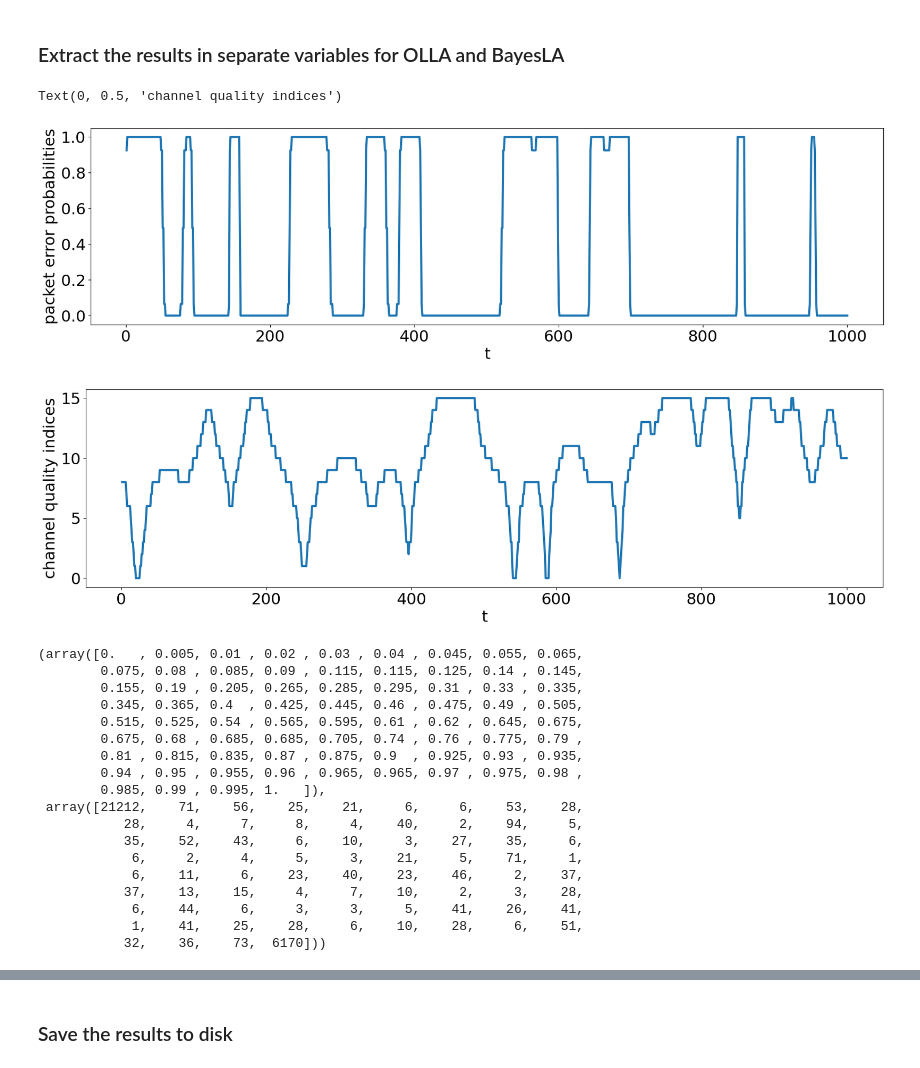
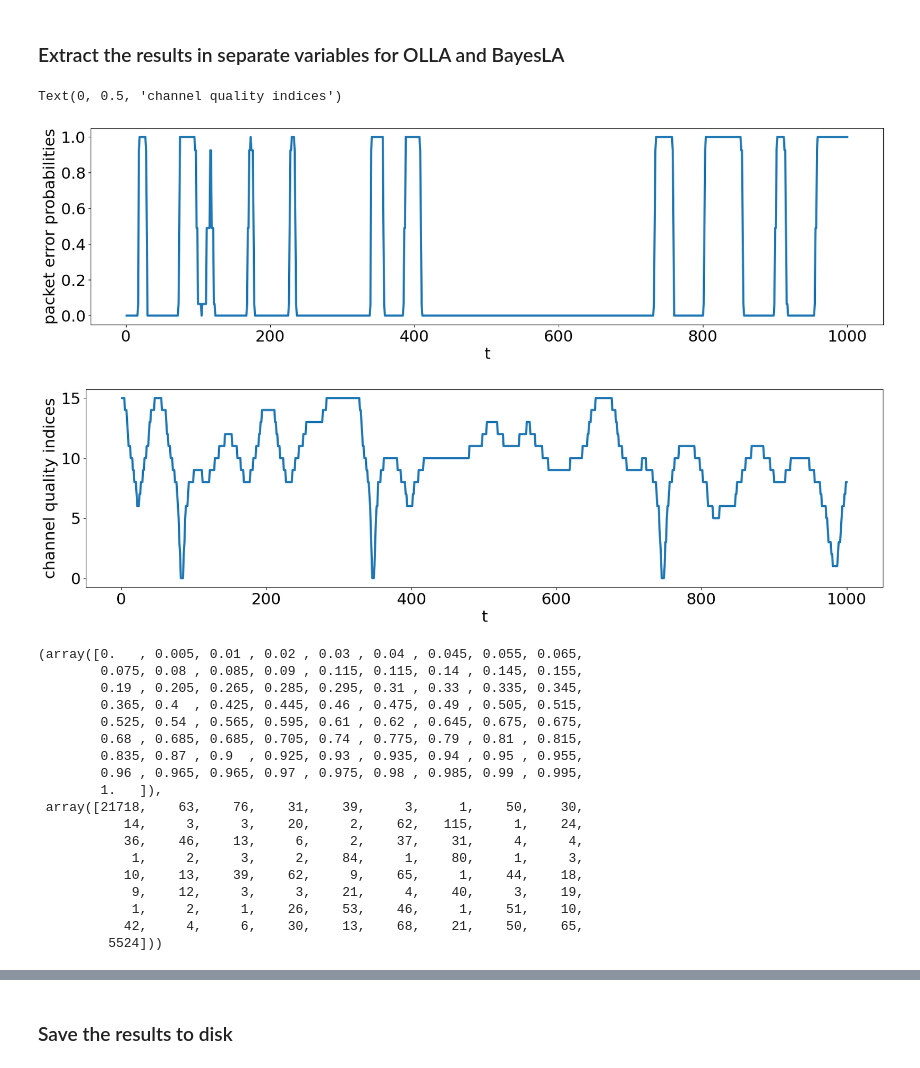
Before and after one commit to vivianwhuo/Link-Adaptation, a Jupyter notebook: link_adaptation.ipynb, the cells around one changed output, grey strips where cells are left out. Cells and saved outputs as stored; diff of their text form; code cells hidden in the pictures.

```diff
--- a/link_adaptation.ipynb
+++ b/link_adaptation.ipynb
@@ -231,7 +231,6 @@ def run_experiment( seed, nrof_ttis, avg_snr_dB, target_bler, olla_step_size, no
 
     # Discounted UCB (D-UCB) is buggy
     ducb_bandit = DUCB1Bandit(nrof_rates, nrof_cqi, packet_sizes, confidence_level=2, alpha=2, gamma=0.25)
-    ducb_bandit.gamma = 0.25
     ducb_rates, ducb_acks, ducb_tputs = run_experiment_for_agent(ducb_bandit, nrof_ttis, channel_quality_indices, packet_acks, cqi_delay)
 
     # Variable Discounted UCB (VD-UCB)
@@ -246,7 +245,6 @@ def run_experiment( seed, nrof_ttis, avg_snr_dB, target_bler, olla_step_size, no
              ducb_rates, ducb_acks, ducb_tputs,
              vducb_rates, vducb_acks, vducb_tputs,
              packet_error_probabilities, channel_quality_indices)
-            #  error_stationary, cqi_stationary)
 # %% [markdown]
 ### Run the experiments and collect results
 # %%
@@ -332,8 +282,8 @@ for res in results:
 # print(type(snr_range_dB))
 # print(snr_range_dB.size)
 # %%
-packet_error_probabilities = res[-2]
-channel_quality_indices = res[-1]
+packet_error_probabilities = results[0][-2]
+channel_quality_indices = results[0][-1]
 # print(type(packet_error_probabilities[:,1]))
 # print(packet_error_probabilities[:,1].size)
 # list_error = packet_error_probabilities.tolist()
@@ -342,56 +292,56 @@ channel_quality_indices = res[-1]
 
 # Visualize the packet error probabilities
 
 time_horizon = range(1, nrof_ttis + 1)
 time_horizon = np.array(time_horizon)
 
 plt.figure(figsize=[20,5])
 plt.plot(time_horizon, packet_error_probabilities[:,20])
 #plt.plot(time_horizon, packet_error_probabilities[:])
 #plt.plot(time_horizon, error_stationary[:,20])
 
 # legend = []
 # for i in range( nrof_rates ):
 #     plt.plot(time_horizon, packet_error_probabilities[:,i])
 #     legend.append('MCS %d'%(i))
 # plt.legend(legend, ncol=2)
 
 plt.xlabel('t')
 plt.ylabel('packet error probabilities')
 
 # Visualize the channel quality indices
 plt.figure(figsize=[20,5])
 
 plt.plot(time_horizon, channel_quality_indices)
 # plt.plot(time_horizon, cqi_stationary)
 
 plt.xlabel('t')
 plt.ylabel('channel quality indices')
 # %% [output]
 Text(0, 0.5, 'channel quality indices')
-[figure, old version]
+[figure, new version]
-[figure, old version]
+[figure, new version]
 # %%
 np.unique(packet_error_probabilities, return_counts=True)
 # %% [output]
 (array([0.   , 0.005, 0.01 , 0.02 , 0.03 , 0.04 , 0.045, 0.055, 0.065,
-        0.075, 0.08 , 0.085, 0.09 , 0.115, 0.115, 0.125, 0.14 , 0.145,
-        0.155, 0.19 , 0.205, 0.265, 0.285, 0.295, 0.31 , 0.33 , 0.335,
-        0.345, 0.365, 0.4  , 0.425, 0.445, 0.46 , 0.475, 0.49 , 0.505,
-        0.515, 0.525, 0.54 , 0.565, 0.595, 0.61 , 0.62 , 0.645, 0.675,
-        0.675, 0.68 , 0.685, 0.685, 0.705, 0.74 , 0.76 , 0.775, 0.79 ,
-        0.81 , 0.815, 0.835, 0.87 , 0.875, 0.9  , 0.925, 0.93 , 0.935,
-        0.94 , 0.95 , 0.955, 0.96 , 0.965, 0.965, 0.97 , 0.975, 0.98 ,
-        0.985, 0.99 , 0.995, 1.   ]),
- array([21212,    71,    56,    25,    21,     6,     6,    53,    28,
-           28,     4,     7,     8,     4,    40,     2,    94,     5,
-           35,    52,    43,     6,    10,     3,    27,    35,     6,
-            6,     2,     4,     5,     3,    21,     5,    71,     1,
-            6,    11,     6,    23,    40,    23,    46,     2,    37,
-           37,    13,    15,     4,     7,    10,     2,     3,    28,
-            6,    44,     6,     3,     3,     5,    41,    26,    41,
-            1,    41,    25,    28,     6,    10,    28,     6,    51,
-           32,    36,    73,  6170]))
+        0.075, 0.08 , 0.085, 0.09 , 0.115, 0.115, 0.14 , 0.145, 0.155,
+        0.19 , 0.205, 0.265, 0.285, 0.295, 0.31 , 0.33 , 0.335, 0.345,
+        0.365, 0.4  , 0.425, 0.445, 0.46 , 0.475, 0.49 , 0.505, 0.515,
+        0.525, 0.54 , 0.565, 0.595, 0.61 , 0.62 , 0.645, 0.675, 0.675,
+        0.68 , 0.685, 0.685, 0.705, 0.74 , 0.775, 0.79 , 0.81 , 0.815,
+        0.835, 0.87 , 0.9  , 0.925, 0.93 , 0.935, 0.94 , 0.95 , 0.955,
+        0.96 , 0.965, 0.965, 0.97 , 0.975, 0.98 , 0.985, 0.99 , 0.995,
+        1.   ]),
+ array([21718,    63,    76,    31,    39,     3,     1,    50,    30,
+           14,     3,     3,    20,     2,    62,   115,     1,    24,
+           36,    46,    13,     6,     2,    37,    31,     4,     4,
+            1,     2,     3,     2,    84,     1,    80,     1,     3,
+           10,    13,    39,    62,     9,    65,     1,    44,    18,
+            9,    12,     3,     3,    21,     4,    40,     3,    19,
+            1,     2,     1,    26,    53,    46,     1,    51,    10,
+           42,     4,     6,    30,    13,    68,    21,    50,    65,
+         5524]))
 # %%
 # hist_prob = np.unique(packet_error_probabilities, return_counts=True)
 # plt.hist(x=hist_prob[1], bins=hist_prob[0])
```
Also changed, not shown: parts of 6 cells of this notebook, 1 other file.
